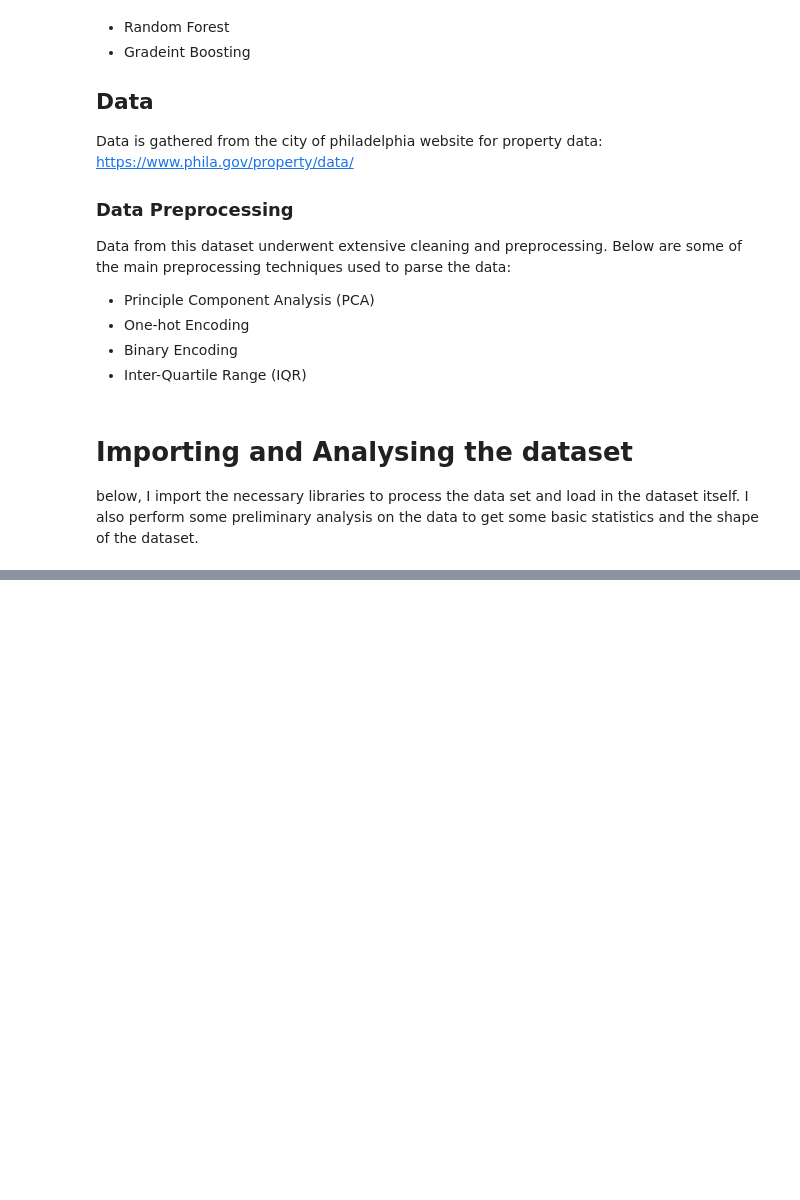
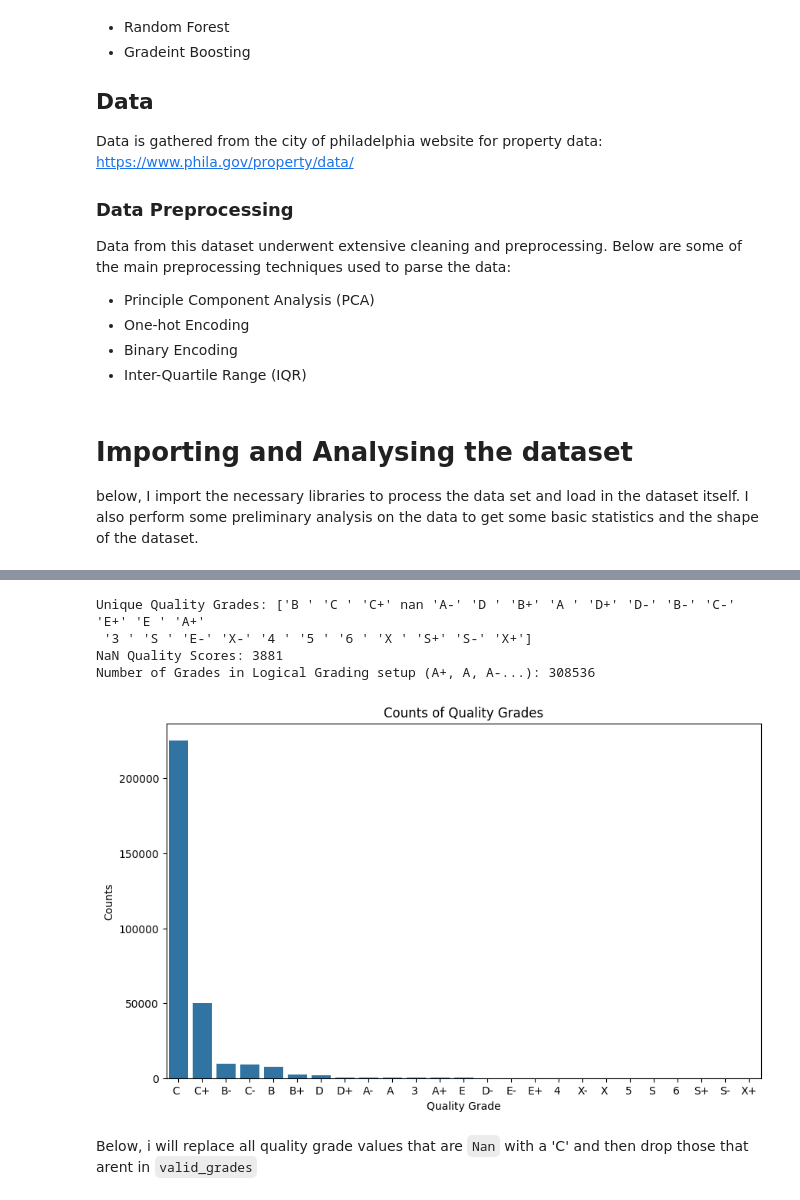
Before and after one commit to afeins19/PhillyHousingPricePredictor, a Jupyter notebook: models.ipynb, the cells around one changed output, grey strips where cells are left out. Drawn from its saved outputs; the diff is of its cells as text; code cells hidden in the pictures; blank space fills up the shorter version.

```diff
--- a/models.ipynb
+++ b/models.ipynb
@@ -52,0 +269,4 @@ Statistics: <bound method NDFrame.describe of
+# %%
+# dropping Nans from these attributes
+data = data.dropna(subset=['exterior_condition'])
+data = data.dropna(subset=['interior_condition'])
@@ -52,0 +278,33 @@ Statistics: <bound method NDFrame.describe of
+# %%
+    # unique grades for quality_grade
+
+# choosing grades that are interpretable
+valid_grades = ['A+', 'A ', 'A-', 'B+', 'B ', 'B-', 'C+', 'C ', 'C-', 'D+', 'D ', 'D-', 'E+', 'E ']
+
+# summing number of valid grades
+valid_grade_count = data['quality_grade'].isin(valid_grades).sum()
+
+print(f"Unique Quality Grades: {data['quality_grade'].unique()}")
+print(f"NaN Quality Scores: {data['quality_grade'].isnull().sum()}")
+print(f"Number of Grades in Logical Grading setup (A+, A, A-...): {valid_grade_count}")
+
+# counting values for all unique grades
+grade_counts = data['quality_grade'].value_counts()
+
+# plotting
+plt.figure(figsize=(10, 6))
+sns.barplot(x=grade_counts.index, y=grade_counts.values)
+
+plt.title('Counts of Quality Grades')
+plt.xlabel('Quality Grade')
+plt.ylabel('Counts')
+
+plt.show()
+# %% [output]
+Unique Quality Grades: ['B ' 'C ' 'C+' nan 'A-' 'D ' 'B+' 'A ' 'D+' 'D-' 'B-' 'C-' 'E+' 'E ' 'A+'
+ '3 ' 'S ' 'E-' 'X-' '4 ' '5 ' '6 ' 'X ' 'S+' 'S-' 'X+']
+NaN Quality Scores: 3881
+Number of Grades in Logical Grading setup (A+, A, A-...): 308536
+[figure, added]
+# %% [markdown]
+Below, i will replace all quality grade values that are `Nan` with a 'C' and then drop those that arent in `valid_grades`
```
Also changed, not shown: parts of 42 cells of this notebook, 2 other files.
